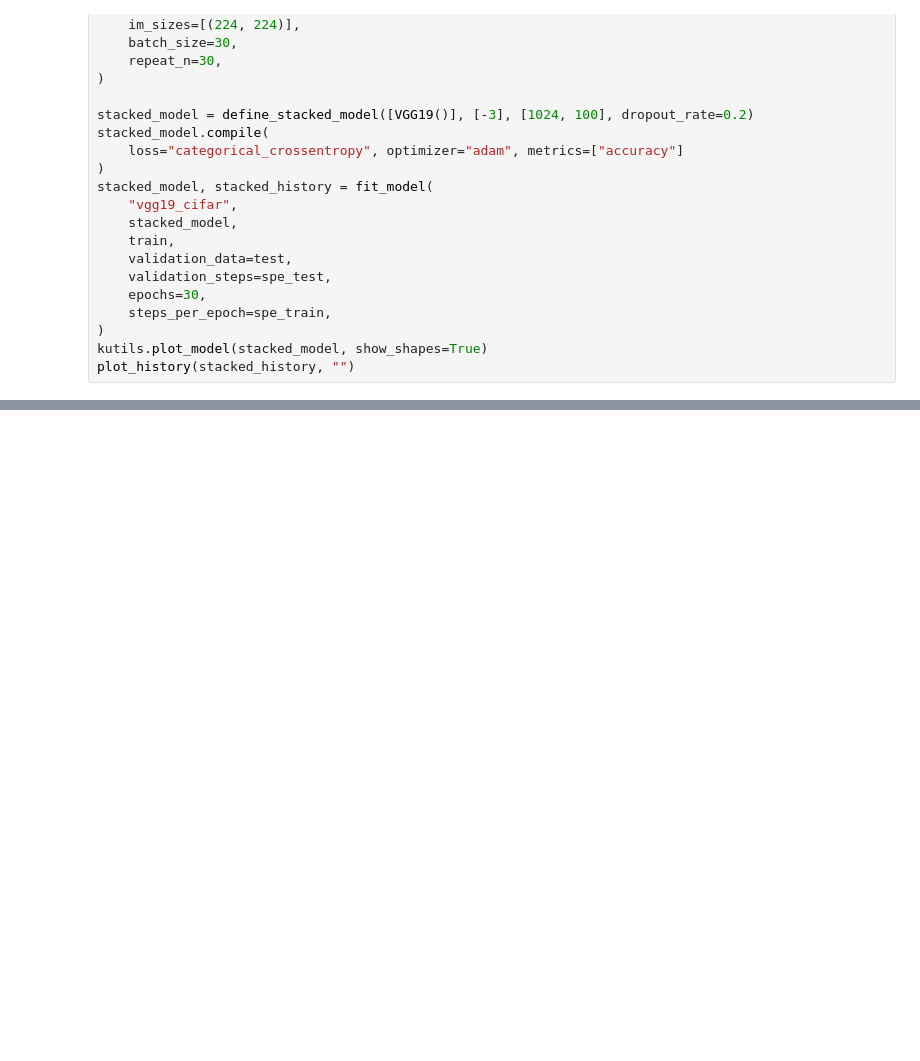
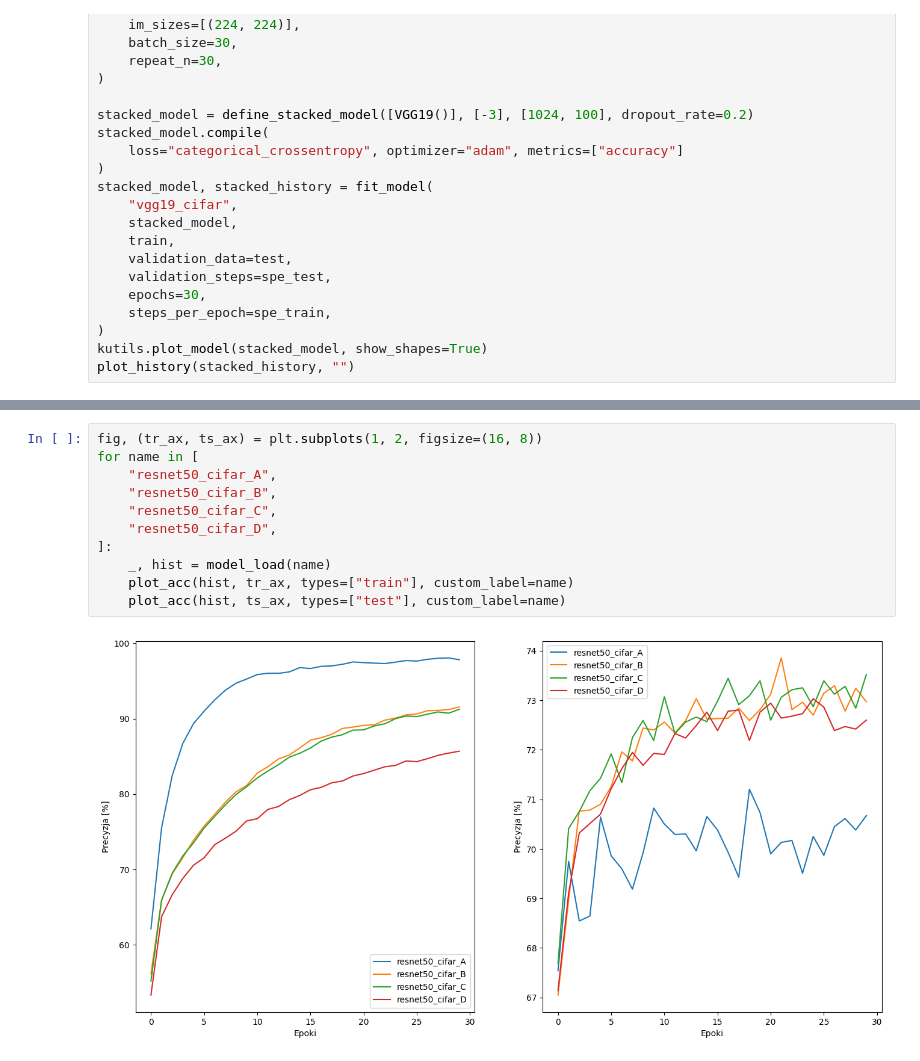
Before and after one commit to Ichtiostega/masters-project, a Jupyter notebook: MastersProject.ipynb, the cells around one changed output, grey strips where cells are left out. Cells and saved outputs as stored; diff of their text form; blank space fills up the shorter version.

```diff
--- a/MastersProject.ipynb
+++ b/MastersProject.ipynb
@@ -657,0 +784,13 @@ for name in [
+# %%
+fig, (tr_ax, ts_ax) = plt.subplots(1, 2, figsize=(16, 8))
+for name in [
+    "resnet50_cifar_A",
+    "resnet50_cifar_B",
+    "resnet50_cifar_C",
+    "resnet50_cifar_D",
+]:
+    _, hist = model_load(name)
+    plot_acc(hist, tr_ax, types=["train"], custom_label=name)
+    plot_acc(hist, ts_ax, types=["test"], custom_label=name)
+# %% [output]
+[figure, added]
```
Also changed, not shown: parts of 22 cells of this notebook.
